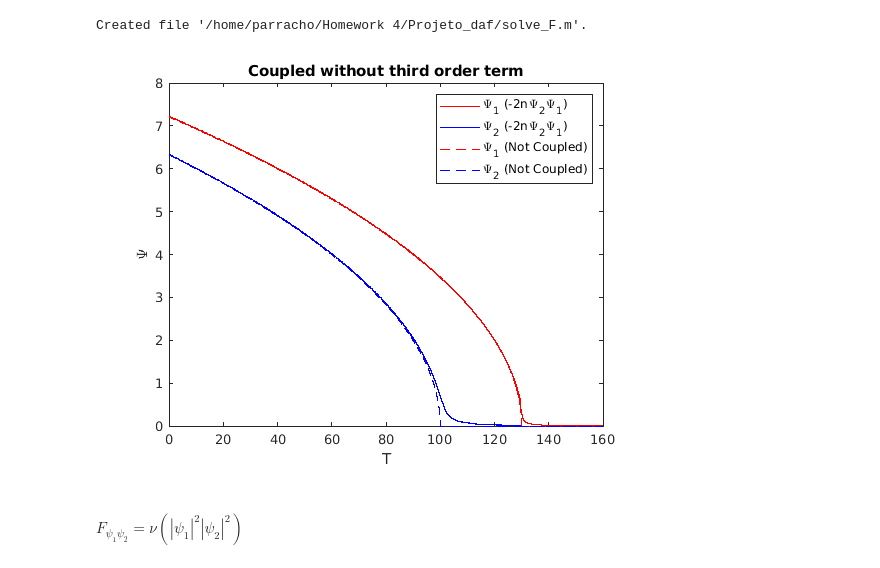
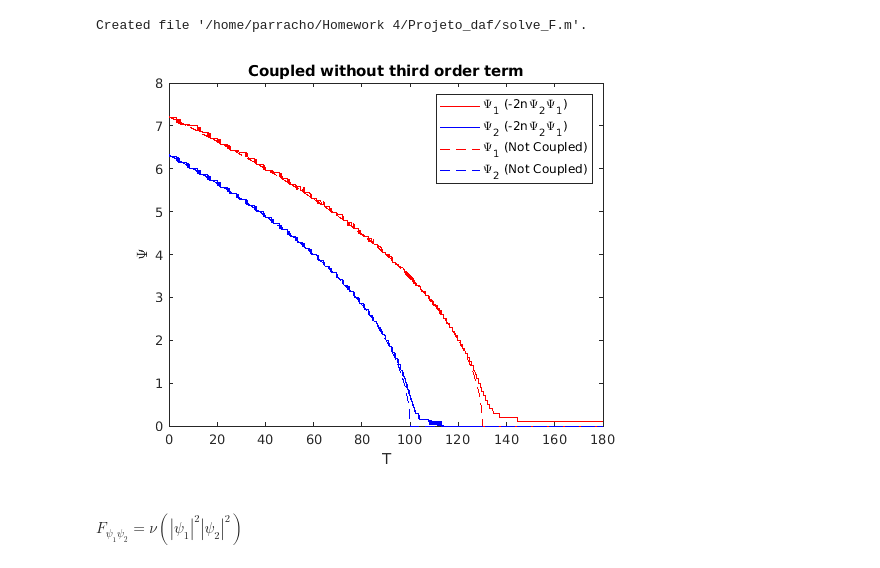
Before and after one commit to Gustavo-01/Projeto_daf, a Jupyter notebook: Project.ipynb, the cells around one changed output. Cells and saved outputs as stored; diff of their text form; code cells hidden in the pictures.

```diff
--- a/Project.ipynb
+++ b/Project.ipynb
@@ -29,9 +29,10 @@ v=-2;
 n = 0.5;
 Tc1 = 130;
 Tc2 = 100;
-Tf = 160;
-dT = 0.01;
-dPsi = 0.01;
+Tf = 180;
+dT = 0.1;
+dPsi = 0.1;
+T = 0:dT:Tf;
 # %%
 alpha_1 = @ (T) alpha_0 * (T-Tc1);
 alpha_2 = @ (T) alpha_0 * (T-Tc2);
@@ -148,7 +145,6 @@ PsiMax = 8;
 PsiMin = 0;
 
 i = 0;
-T = 0:dT:Tf;
 for t = T
     i=i+1;
 
@@ -158,19 +154,22 @@ for t = T
     PsiMax = max([psi_1(i),psi_2(i)]) * (1.3);
     PsiMin = min([psi_1(i),psi_2(i)]) * (0.30);
 end
+
+psi_1_noto_n=psi_1;
+psi_2_noto_n=psi_2;
 # %%
-plot(T(1:length(psi_1)),psi_1,'r')
+plot(T(1:length(psi_1_noto_n)),psi_1_noto_n,'r')
 hold on
-plot(T(1:length(psi_1)),psi_2,'b')
+plot(T(1:length(psi_2_noto_n)),psi_2_noto_n,'b')
 
 plot(T,psi1_nocoupto,'r--')
 plot(T,psi2_nocoupto,'b--')
 title("Coupled without third order term")
 legend('\Psi_1 (-2n\Psi_2\Psi_1)','\Psi_2 (-2n\Psi_2\Psi_1)','\Psi_1 (Not Coupled)','\Psi_2 (Not Coupled)')
 xlabel('T')
 ylabel('\Psi')
 # %% [output]
-[figure, old version]
+[figure, new version]
 # %% [markdown]
 #### $F_{\psi_1\psi_2}=\nu(|\psi_1|^2|\psi_2|^2)$
 # %% [markdown]
```
Also changed, not shown: parts of 12 cells of this notebook.
